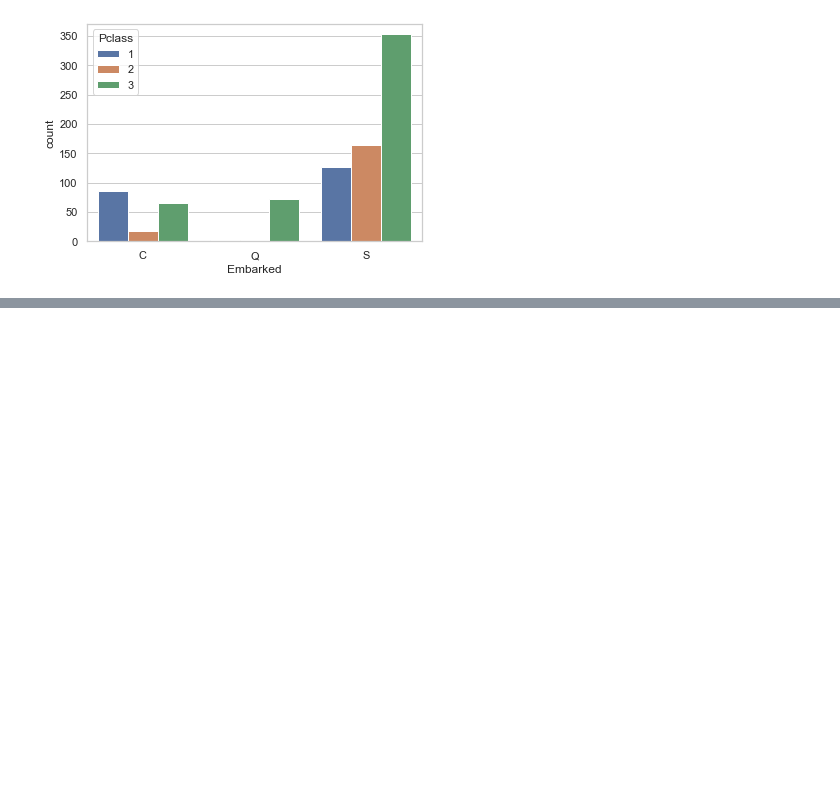
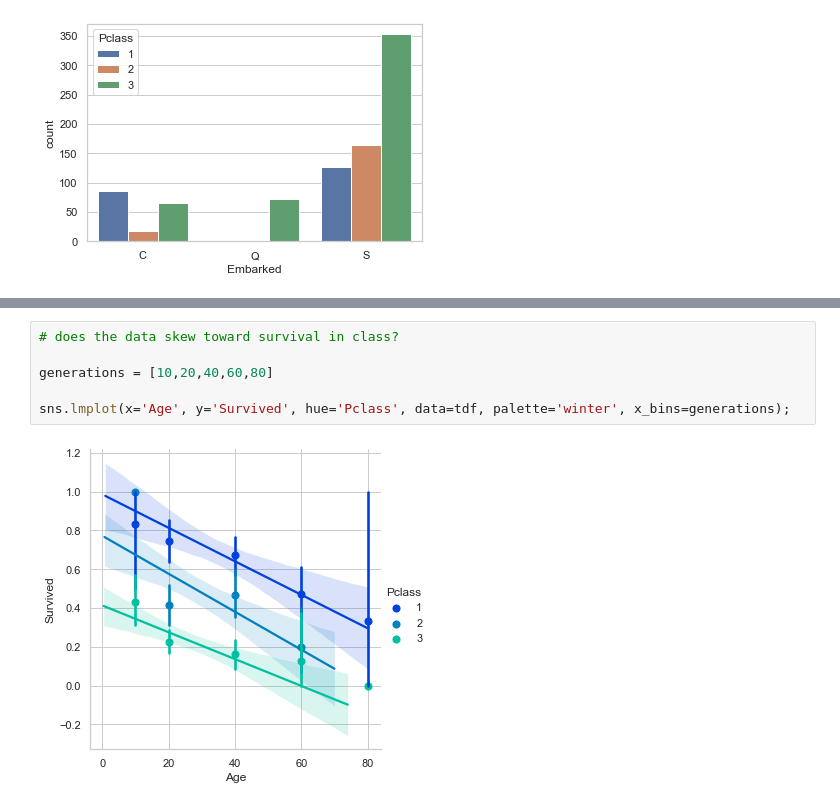
Before and after one commit to jry62/Titanic, a Jupyter notebook: Titanic_Proj.ipynb, the cells around one changed output, grey strips where cells are left out. Drawn from its saved outputs; the diff is of its cells as text; blank space fills up the shorter version.

```diff
--- a/Titanic_Proj.ipynb
+++ b/Titanic_Proj.ipynb
@@ -263,0 +364,8 @@ sns.countplot(x='Embarked', data=tdf, hue='Pclass', order=['C', 'Q', 'S']);
+# %%
+# does the data skew toward survival in class?
+
+generations = [10,20,40,60,80]
+
+sns.lmplot(x='Age', y='Survived', hue='Pclass', data=tdf, palette='winter', x_bins=generations);
+# %% [output]
+[figure, added]
```
Also changed, not shown: parts of 12 cells of this notebook.
